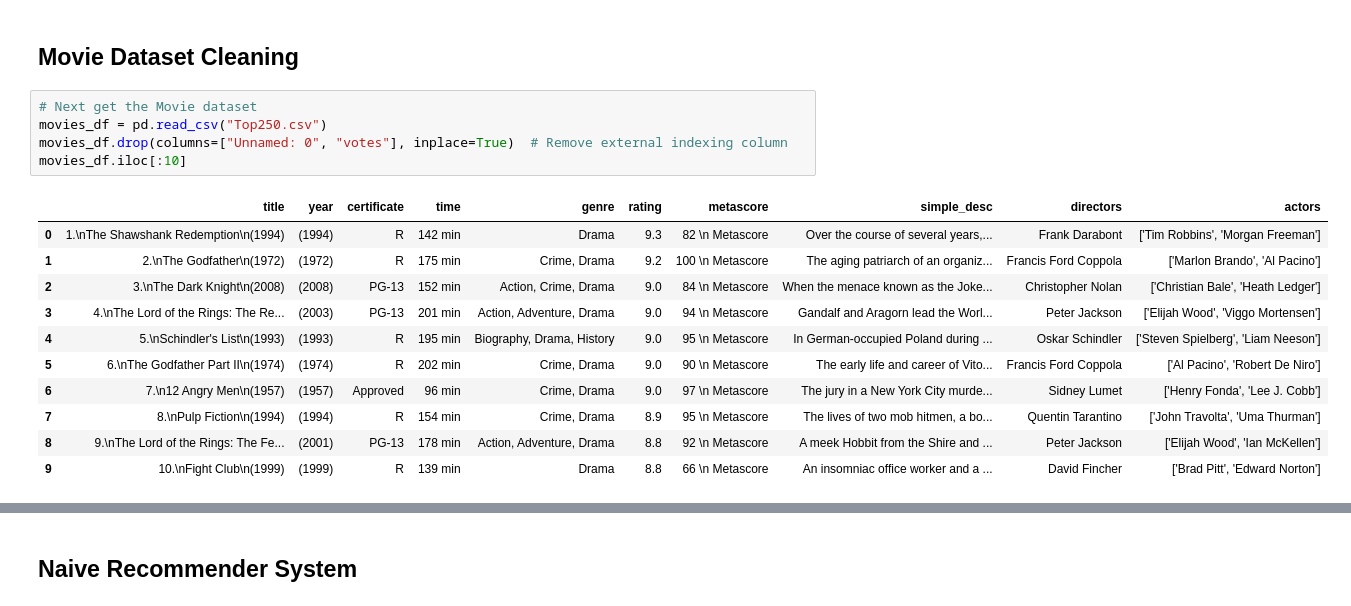
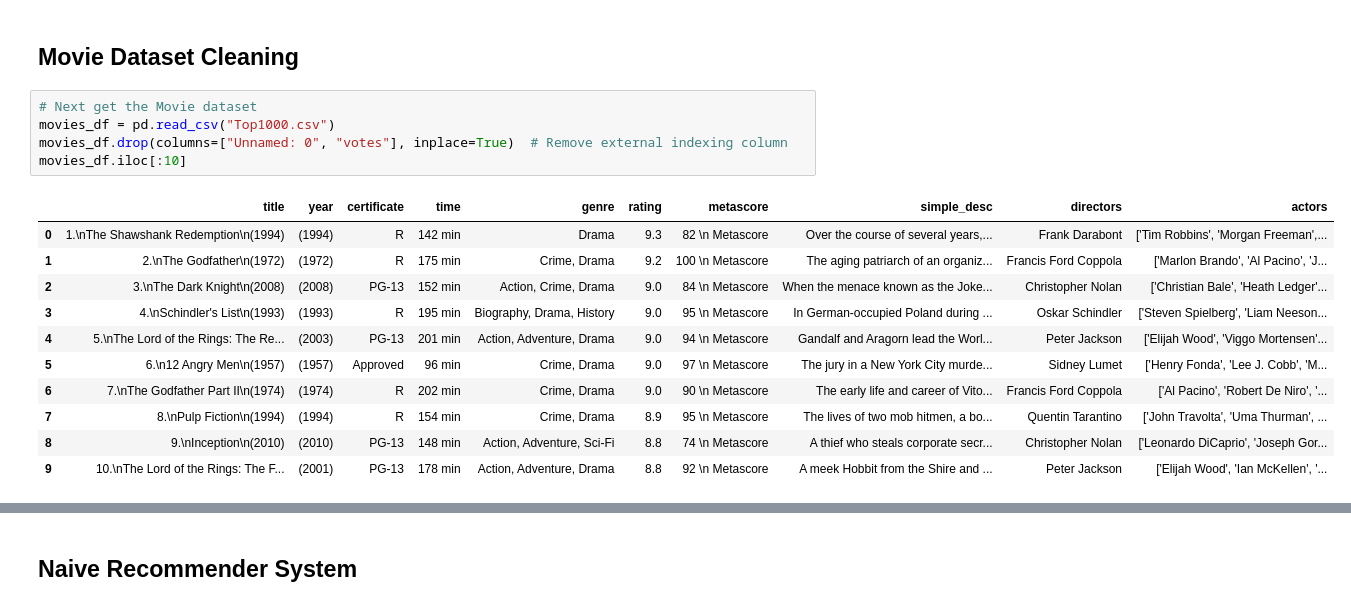
Before and after one commit to PrayashJoshi/FilmGenie-Movie-Recommendations, a Jupyter notebook: ML notebooks/InitialModel.ipynb, the cells around one changed output, grey strips where cells are left out. Saved outputs shown, nothing was run; the diff lists cells and outputs as text.

```diff
--- a/ML notebooks/InitialModel.ipynb
+++ b/ML notebooks/InitialModel.ipynb
@@ -112,21 +25,21 @@ Totals         1861.0    9.0    68.0     2.0     76.0   145.0        49.0
 ## Movie Dataset Cleaning
 # %%
 # Next get the Movie dataset
-movies_df = pd.read_csv("Top250.csv")
+movies_df = pd.read_csv("Top1000.csv")
 movies_df.drop(columns=["Unnamed: 0", "votes"], inplace=True)  # Remove external indexing column
 movies_df.iloc[:10]
 # %% [output]
 |  | title | year | certificate | time | genre | rating | metascore | simple_desc | directors | actors |
-| 0 | 1.\nThe Shawshank Redemption\n(1994) | (1994) | R | 142 min | Drama | 9.3 | 82 \n Metascore | Over the course of several years,... | Frank Darabont | ['Tim Robbins', 'Morgan Freeman'] |
-| 1 | 2.\nThe Godfather\n(1972) | (1972) | R | 175 min | Crime, Drama | 9.2 | 100 \n Metascore | The aging patriarch of an organiz... | Francis Ford Coppola | ['Marlon Brando', 'Al Pacino'] |
-| 2 | 3.\nThe Dark Knight\n(2008) | (2008) | PG-13 | 152 min | Action, Crime, Drama | 9.0 | 84 \n Metascore | When the menace known as the Joke... | Christopher Nolan | ['Christian Bale', 'Heath Ledger'] |
-| 3 | 4.\nThe Lord of the Rings: The Re... | (2003) | PG-13 | 201 min | Action, Adventure, Drama | 9.0 | 94 \n Metascore | Gandalf and Aragorn lead the Worl... | Peter Jackson | ['Elijah Wood', 'Viggo Mortensen'] |
-| 4 | 5.\nSchindler's List\n(1993) | (1993) | R | 195 min | Biography, Drama, History | 9.0 | 95 \n Metascore | In German-occupied Poland during ... | Oskar Schindler | ['Steven Spielberg', 'Liam Neeson'] |
-| 5 | 6.\nThe Godfather Part II\n(1974) | (1974) | R | 202 min | Crime, Drama | 9.0 | 90 \n Metascore | The early life and career of Vito... | Francis Ford Coppola | ['Al Pacino', 'Robert De Niro'] |
-| 6 | 7.\n12 Angry Men\n(1957) | (1957) | Approved | 96 min | Crime, Drama | 9.0 | 97 \n Metascore | The jury in a New York City murde... | Sidney Lumet | ['Henry Fonda', 'Lee J. Cobb'] |
-| 7 | 8.\nPulp Fiction\n(1994) | (1994) | R | 154 min | Crime, Drama | 8.9 | 95 \n Metascore | The lives of two mob hitmen, a bo... | Quentin Tarantino | ['John Travolta', 'Uma Thurman'] |
-| 8 | 9.\nThe Lord of the Rings: The Fe... | (2001) | PG-13 | 178 min | Action, Adventure, Drama | 8.8 | 92 \n Metascore | A meek Hobbit from the Shire and ... | Peter Jackson | ['Elijah Wood', 'Ian McKellen'] |
-| 9 | 10.\nFight Club\n(1999) | (1999) | R | 139 min | Drama | 8.8 | 66 \n Metascore | An insomniac office worker and a ... | David Fincher | ['Brad Pitt', 'Edward Norton'] |
+| 0 | 1.\nThe Shawshank Redemption\n(1994) | (1994) | R | 142 min | Drama | 9.3 | 82 \n Metascore | Over the course of several years,... | Frank Darabont | ['Tim Robbins', 'Morgan Freeman',... |
+| 1 | 2.\nThe Godfather\n(1972) | (1972) | R | 175 min | Crime, Drama | 9.2 | 100 \n Metascore | The aging patriarch of an organiz... | Francis Ford Coppola | ['Marlon Brando', 'Al Pacino', 'J... |
+| 2 | 3.\nThe Dark Knight\n(2008) | (2008) | PG-13 | 152 min | Action, Crime, Drama | 9.0 | 84 \n Metascore | When the menace known as the Joke... | Christopher Nolan | ['Christian Bale', 'Heath Ledger'... |
+| 3 | 4.\nSchindler's List\n(1993) | (1993) | R | 195 min | Biography, Drama, History | 9.0 | 95 \n Metascore | In German-occupied Poland during ... | Oskar Schindler | ['Steven Spielberg', 'Liam Neeson... |
+| 4 | 5.\nThe Lord of the Rings: The Re... | (2003) | PG-13 | 201 min | Action, Adventure, Drama | 9.0 | 94 \n Metascore | Gandalf and Aragorn lead the Worl... | Peter Jackson | ['Elijah Wood', 'Viggo Mortensen'... |
+| 5 | 6.\n12 Angry Men\n(1957) | (1957) | Approved | 96 min | Crime, Drama | 9.0 | 97 \n Metascore | The jury in a New York City murde... | Sidney Lumet | ['Henry Fonda', 'Lee J. Cobb', 'M... |
+| 6 | 7.\nThe Godfather Part II\n(1974) | (1974) | R | 202 min | Crime, Drama | 9.0 | 90 \n Metascore | The early life and career of Vito... | Francis Ford Coppola | ['Al Pacino', 'Robert De Niro', '... |
+| 7 | 8.\nPulp Fiction\n(1994) | (1994) | R | 154 min | Crime, Drama | 8.9 | 95 \n Metascore | The lives of two mob hitmen, a bo... | Quentin Tarantino | ['John Travolta', 'Uma Thurman', ... |
+| 8 | 9.\nInception\n(2010) | (2010) | PG-13 | 148 min | Action, Adventure, Sci-Fi | 8.8 | 74 \n Metascore | A thief who steals corporate secr... | Christopher Nolan | ['Leonardo DiCaprio', 'Joseph Gor... |
+| 9 | 10.\nThe Lord of the Rings: The F... | (2001) | PG-13 | 178 min | Action, Adventure, Drama | 8.8 | 92 \n Metascore | A meek Hobbit from the Shire and ... | Peter Jackson | ['Elijah Wood', 'Ian McKellen', '... |
 # %%
 # Clean up formatting within columns
 movies_df["title"] = [i.split("\n")[1] for i in movies_df["title"]]
```
Also changed, not shown: parts of 31 cells of this notebook, 43 other files.
